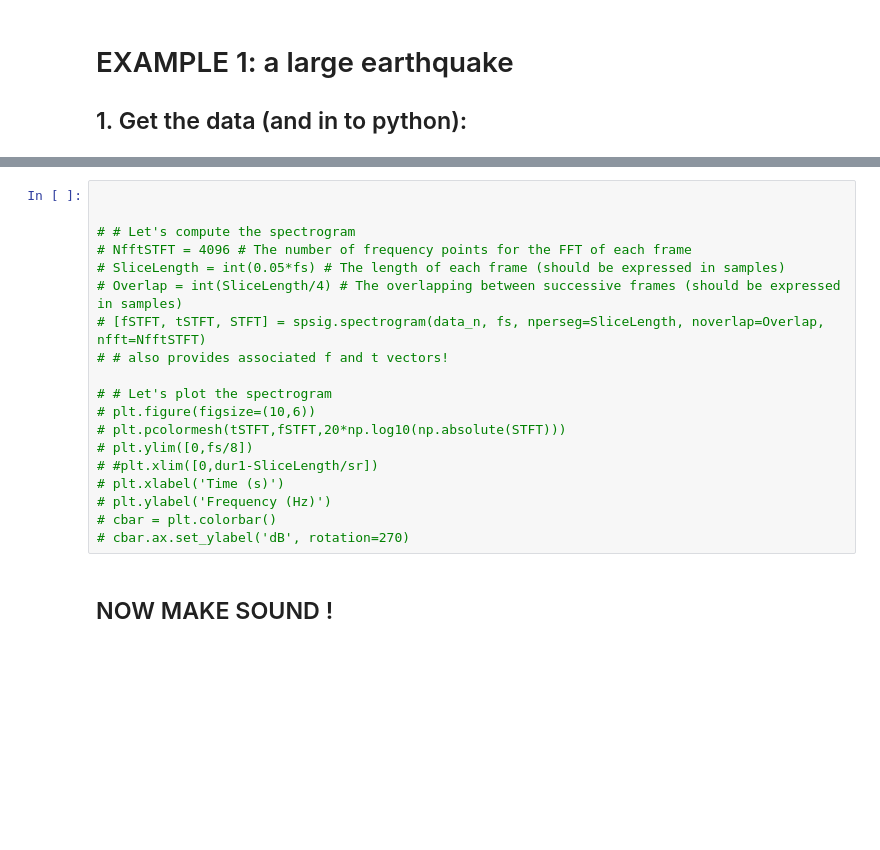
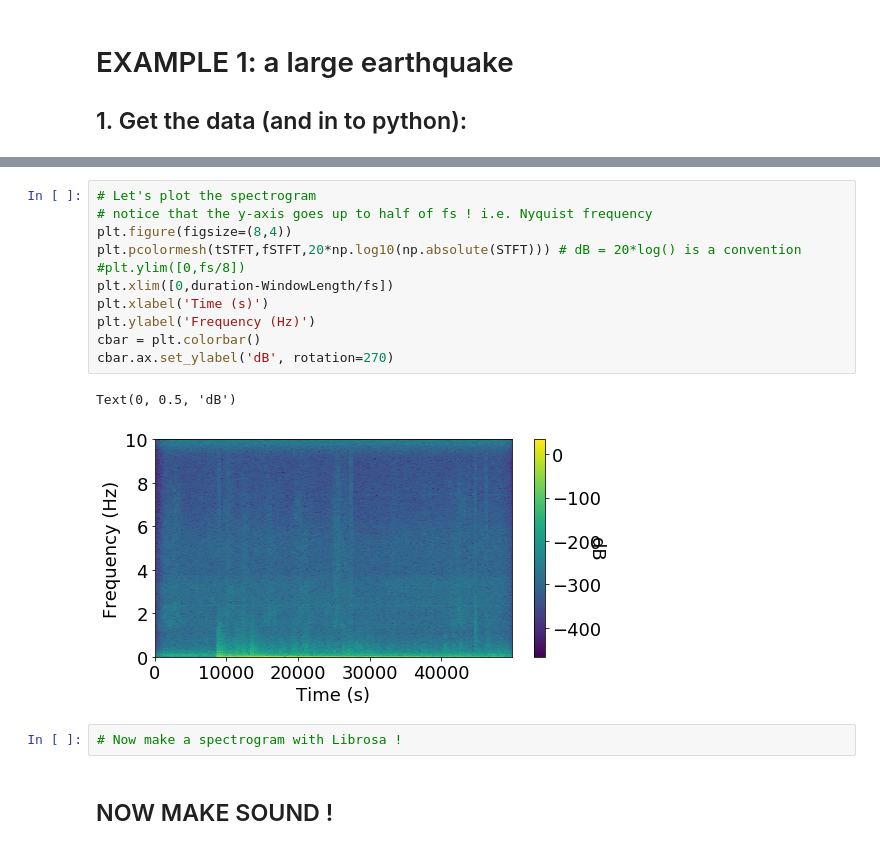
Before and after one commit to benholtzman/datamovies, a Jupyter notebook: 1_codes/s01_DirectSonification.ipynb, the cells around one changed output, grey strips where cells are left out. Cells and saved outputs as stored; diff of their text form; blank space fills up the shorter version.

```diff
--- a/1_codes/s01_DirectSonification.ipynb
+++ b/1_codes/s01_DirectSonification.ipynb
@@ -111,22 +153,19 @@ plt.axis()
 # %%
-
-
-# # Let's compute the spectrogram
-# NfftSTFT = 4096 # The number of frequency points for the FFT of each frame
-# SliceLength = int(0.05*fs) # The length of each frame (should be expressed in samples)
-# Overlap = int(SliceLength/4) # The overlapping between successive frames (should be expressed in samples)
-# [fSTFT, tSTFT, STFT] = spsig.spectrogram(data_n, fs, nperseg=SliceLength, noverlap=Overlap, nfft=NfftSTFT)
-# # also provides associated f and t vectors!
-
-# # Let's plot the spectrogram
-# plt.figure(figsize=(10,6))
-# plt.pcolormesh(tSTFT,fSTFT,20*np.log10(np.absolute(STFT)))
-# plt.ylim([0,fs/8])
-# #plt.xlim([0,dur1-SliceLength/sr])
-# plt.xlabel('Time (s)')
-# plt.ylabel('Frequency (Hz)')
-# cbar = plt.colorbar()
-# cbar.ax.set_ylabel('dB', rotation=270)
+# Let's plot the spectrogram
+# notice that the y-axis goes up to half of fs ! i.e. Nyquist frequency
+plt.figure(figsize=(8,4))
+plt.pcolormesh(tSTFT,fSTFT,20*np.log10(np.absolute(STFT))) # dB = 20*log() is a convention
+#plt.ylim([0,fs/8])
+plt.xlim([0,duration-WindowLength/fs])
+plt.xlabel('Time (s)')
+plt.ylabel('Frequency (Hz)')
+cbar = plt.colorbar()
+cbar.ax.set_ylabel('dB', rotation=270)
+# %% [output]
+Text(0, 0.5, 'dB')
+[figure, added]
+# %%
+# Now make a spectrogram with Librosa !
 # %% [markdown]
 ## NOW MAKE SOUND !
 # %%
```
Also changed, not shown: parts of 30 cells of this notebook.
